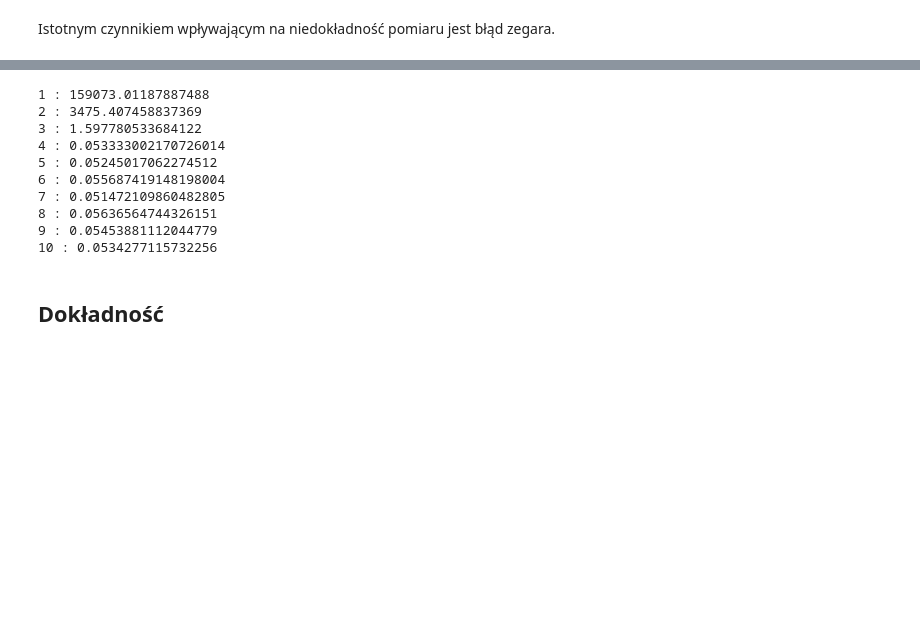
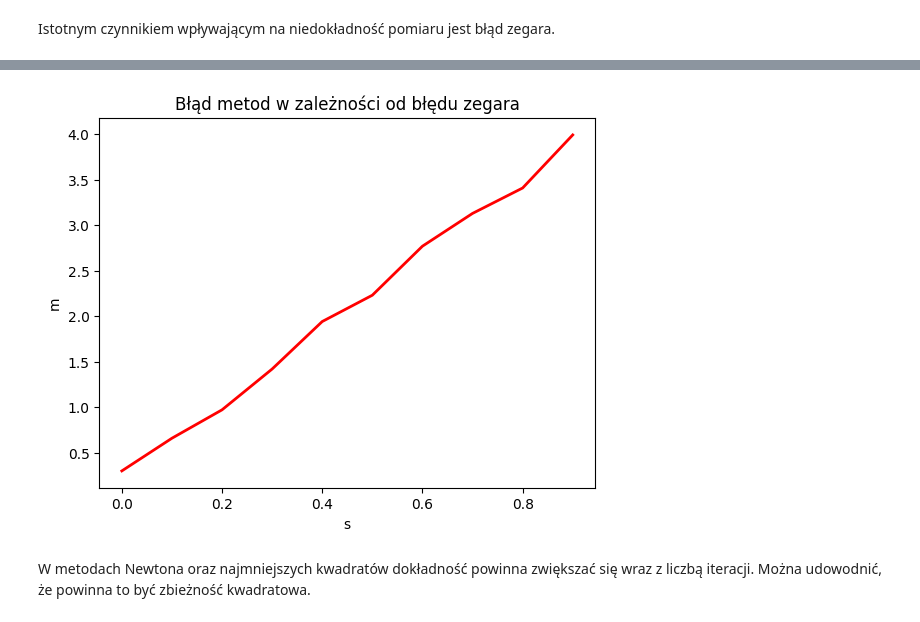
Before and after one commit to jakubzadrozny/pracownia2, a Jupyter notebook: prog/program.ipynb, the cells around one changed output, grey strips where cells are left out. Drawn from its saved outputs; the diff is of its cells as text; code cells hidden in the pictures; blank space fills up the shorter version.

```diff
--- a/prog/program.ipynb
+++ b/prog/program.ipynb
@@ -668 +694,13 @@ maksymalny błąd metody newtona w zależnosći od liczby iteracji
+# %%
+fig, ax = subplots()
+
+title("Błąd metod w zależności od błędu zegara")
+ylabel("m")
+xlabel("s")
+ax[:plot](x, y3, "-", color="red", linewidth=2, alpha=1.0, label="Heura")
+show()
+# %% [output]
+[figure, added]
+# %% [markdown]
+W metodach Newtona oraz najmniejszych kwadratów dokładność powinna zwiększać się wraz z liczbą iteracji. Można udowodnić, że powinna to być zbieżność kwadratowa.
 # %%
@@ -677,24 +715,3 @@ function newton_mistake_plot(coords, maxiter)
     return res
 end
 show()
-# %%
-data = newton_mistake_plot(coords, 10)
-x = data[1]
-y = data[2]
-
-for i in 1:10
-    println(x[i], " : ", y[i])
-end
-# %% [output]
-1 : 159073.01187887488
-2 : 3475.407458837369
-3 : 1.597780533684122
-4 : 0.053333002170726014
-5 : 0.05245017062274512
-6 : 0.055687419148198004
-7 : 0.051472109860482805
-8 : 0.05636564744326151
-9 : 0.05453881112044779
-10 : 0.0534277115732256
-# %% [markdown]
-## Dokładność
```
Also changed, not shown: parts of 15 cells of this notebook.
